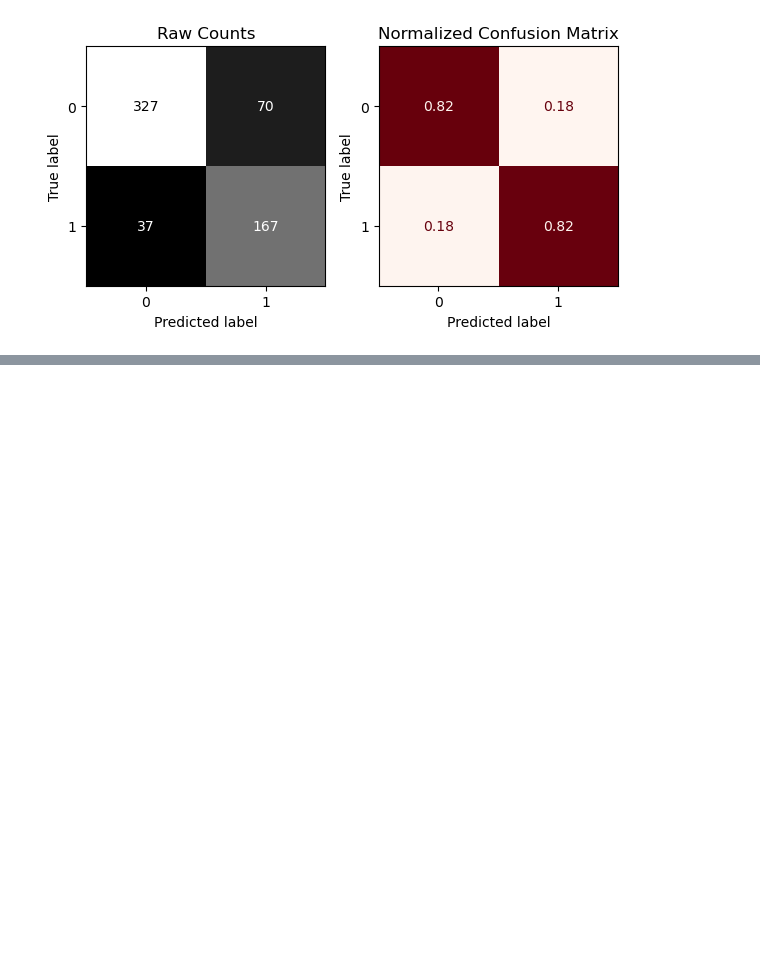
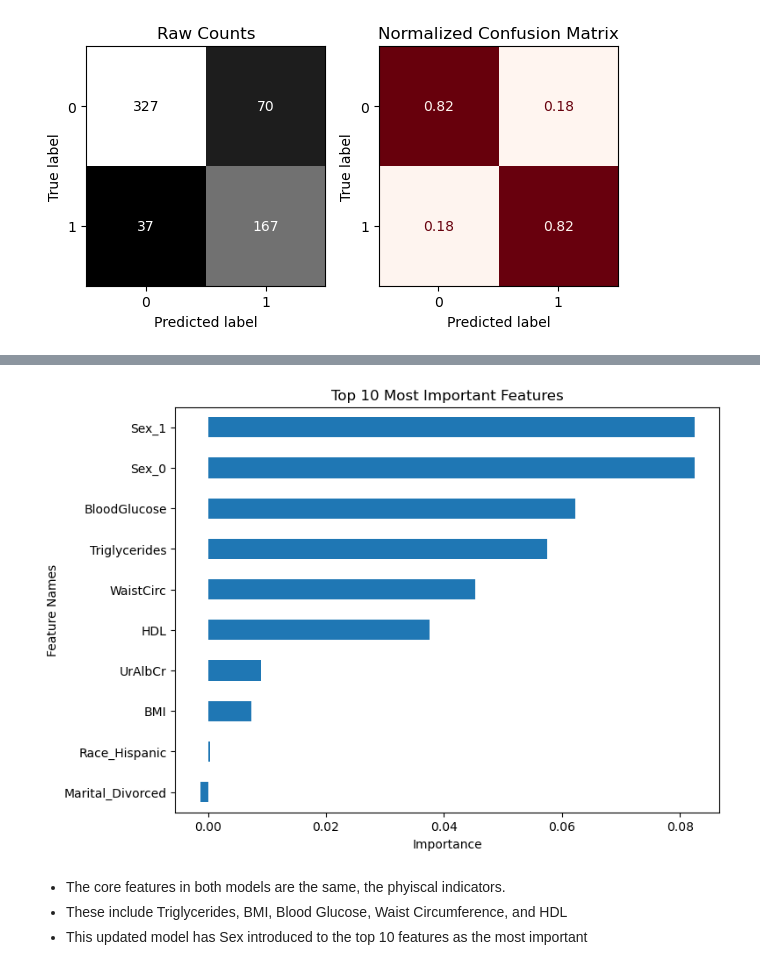
Before and after one commit to Gondram/Metabolic-Syndrome-Prediction, a Jupyter notebook: Part 2.ipynb, the cells around one changed output, grey strips where cells are left out. Drawn from its saved outputs; the diff is of its cells as text; code cells hidden in the pictures; blank space fills up the shorter version.

```diff
--- a/Part 2.ipynb
+++ b/Part 2.ipynb
@@ -577,0 +580,8 @@ weighted avg       0.83      0.82      0.82       601
+# %%
+## Calculate feature importances
+importances = permutation_importance(knn_wrap, X_test_10, y_test)
+
+## Create a Series of Feature Importances
+importances = pd.Series(importances['importances_mean'], index=knn_wrap.feature_names_in_)
+importances = importances.sort_values(ascending=False)
+importances.head(10)
@@ -577,0 +600,8 @@ weighted avg       0.83      0.82      0.82       601
+# %%
+plot_importance(importances,top_n=10);
+# %% [output]
+[figure, added]
+# %% [markdown]
+- The core features in both models are the same, the phyiscal indicators.
+- These include Triglycerides, BMI, Blood Glucose, Waist Circumference, and HDL
+- This updated model has Sex introduced to the top 10 features as the most important
```
Also changed, not shown: parts of 4 cells of this notebook.
